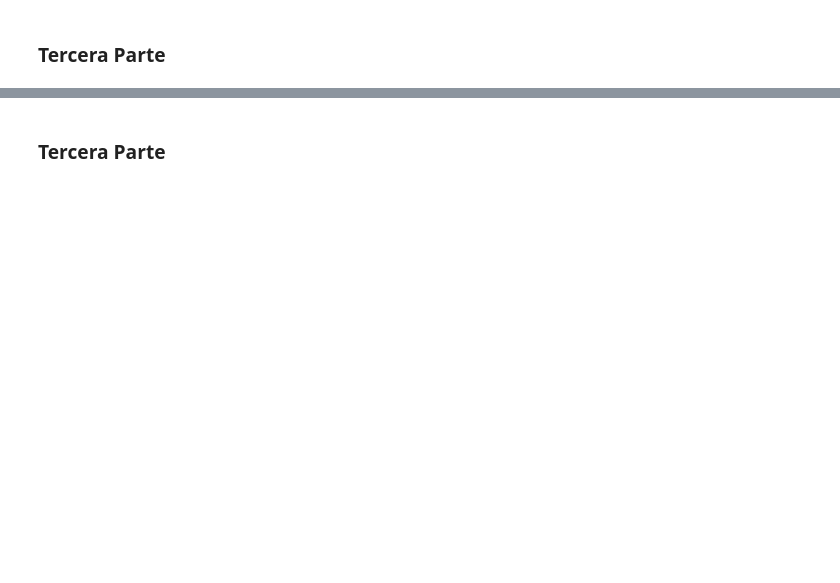
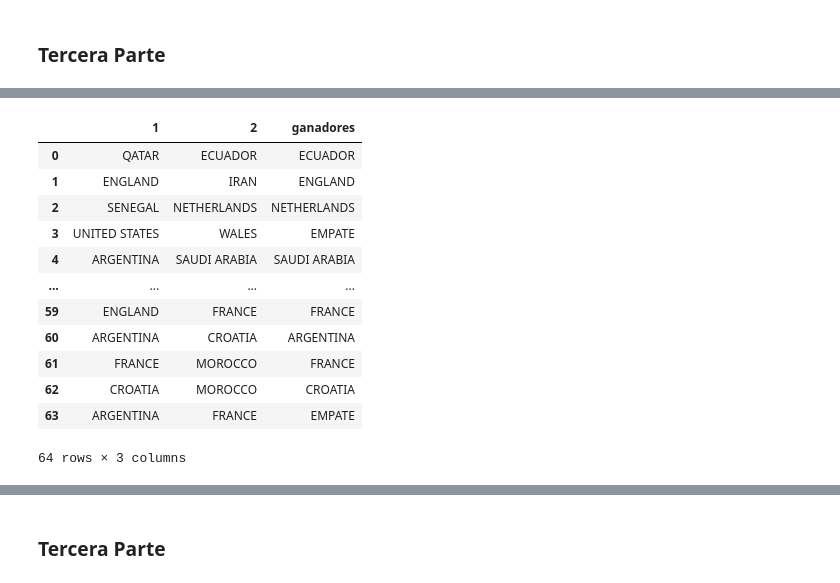
Before and after one commit to Nytokon/tecnologias-emergentes-4b-mundial-qatar-2022-mundial-qatar-2022, a Jupyter notebook: mundial_qatar_2022.ipynb, the cells around one changed output, grey strips where cells are left out. Saved outputs shown, nothing was run; the diff lists cells and outputs as text; code cells hidden in the pictures; blank space fills up the shorter version.

```diff
--- a/mundial_qatar_2022.ipynb
+++ b/mundial_qatar_2022.ipynb
@@ -214,3 +271,30 @@ fig, ax = plt.subplots()
+# %%
+# Por cada partido, cual fue el equipo que gano?
+# Completar
+ganadores =[]
+for i in range(mundial.shape[0]):
+  if(mundial.iloc[i]['1_goals'] > mundial.iloc[i]['2_goals']):
+    ganadores.append(mundial.iloc[i]['1'])
+  elif (mundial.iloc[i]['1_goals'] < mundial.iloc[i]['2_goals']):
+      ganadores.append(mundial.iloc[i]['2'])
+  else:
+      ganadores.append("EMPATE")
+mundial["ganadores"] = ganadores
+mundial[["1", "2", "ganadores"]]
+# %% [output]
+|  | 1 | 2 | ganadores |
+| 0 | QATAR | ECUADOR | ECUADOR |
+| 1 | ENGLAND | IRAN | ENGLAND |
+| 2 | SENEGAL | NETHERLANDS | NETHERLANDS |
+| 3 | UNITED STATES | WALES | EMPATE |
+| 4 | ARGENTINA | SAUDI ARABIA | SAUDI ARABIA |
+| ... | ... | ... | ... |
+| 59 | ENGLAND | FRANCE | FRANCE |
+| 60 | ARGENTINA | CROATIA | ARGENTINA |
+| 61 | FRANCE | MOROCCO | FRANCE |
+| 62 | CROATIA | MOROCCO | CROATIA |
+| 63 | ARGENTINA | FRANCE | EMPATE |
+64 rows × 3 columns
 # %%
 # En cada fase del mundial, cual fue el equipo que hizo mas goles?
 # Completar
```
Also changed, not shown: parts of 11 cells of this notebook.
